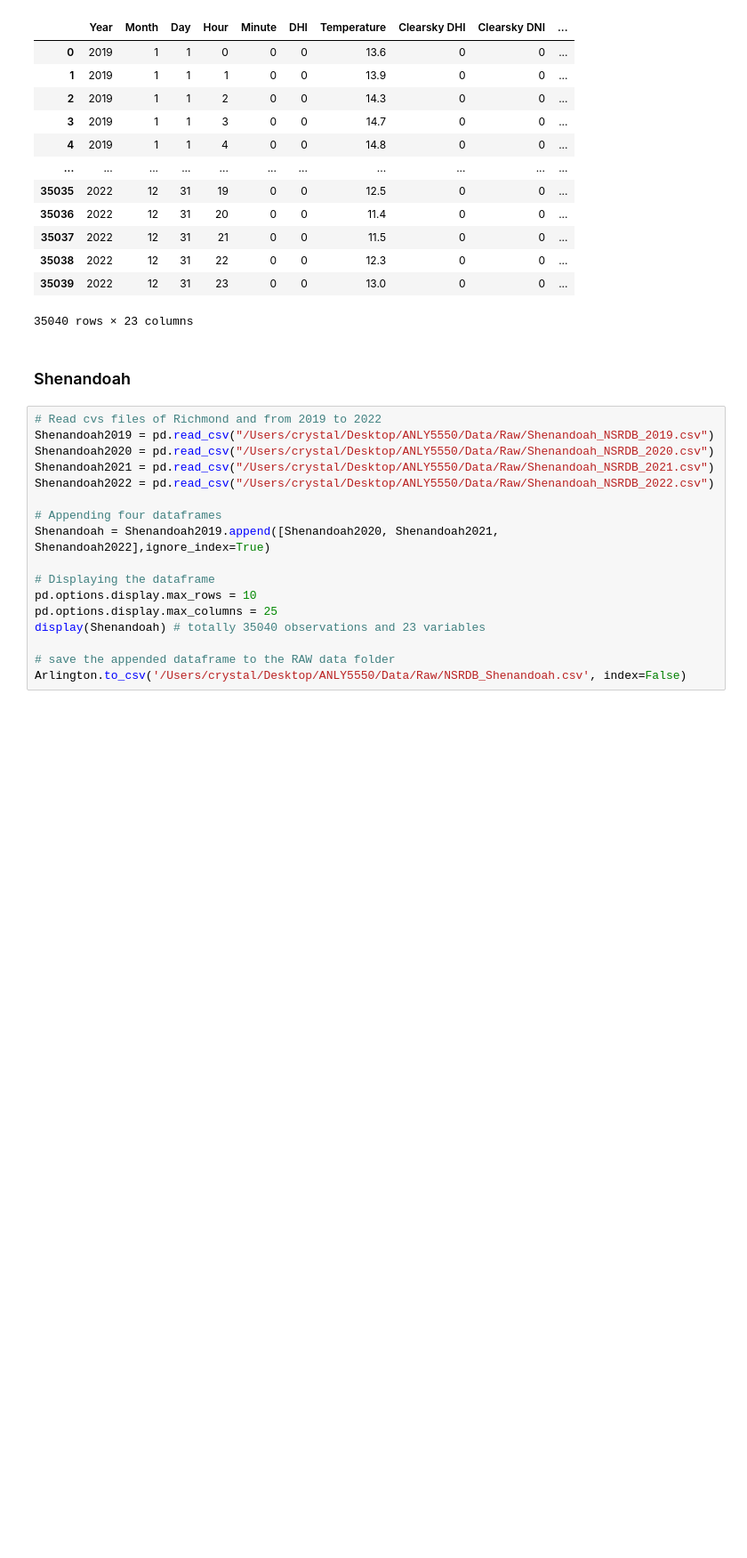
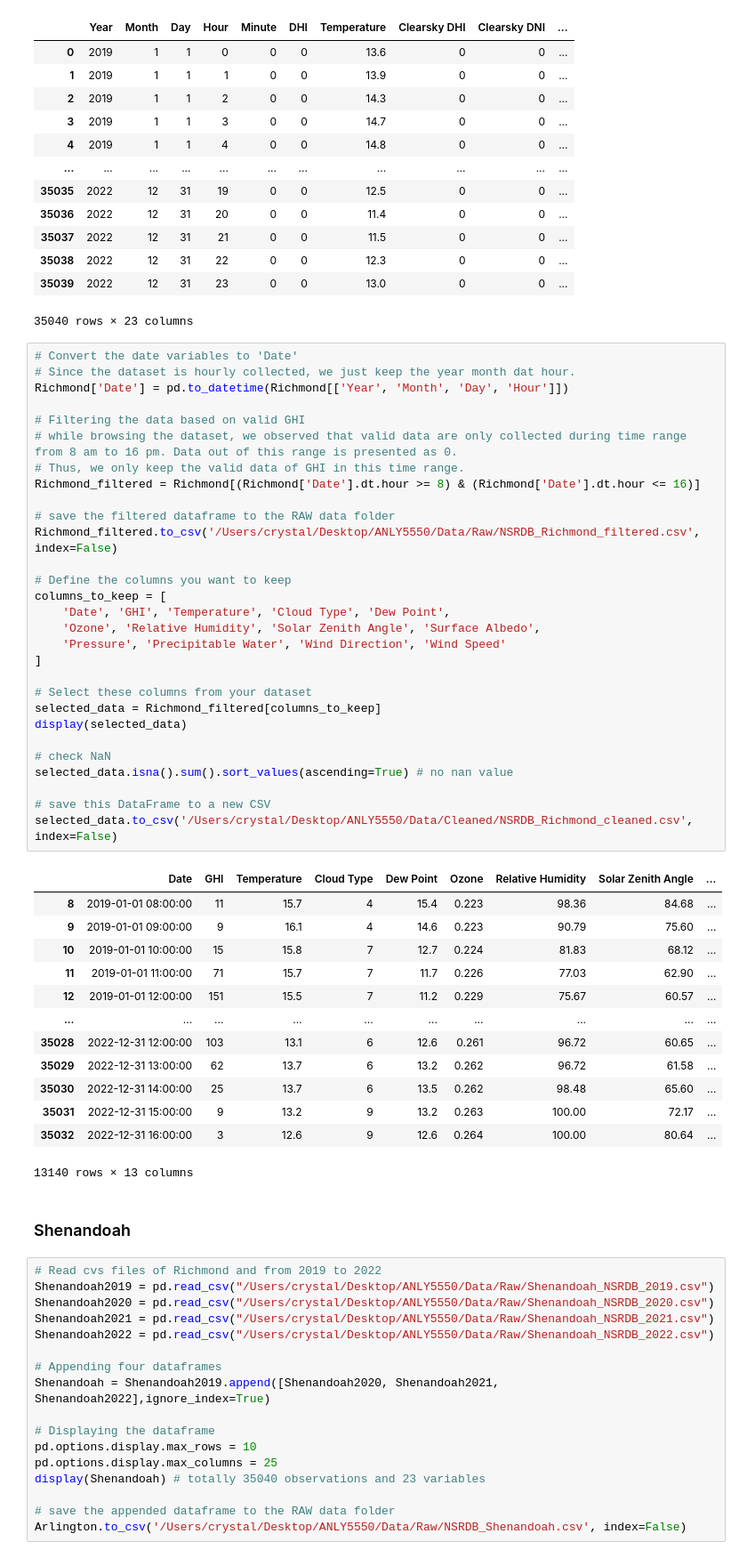
Before and after one commit to HuitingSong/ANLY5550, a Jupyter notebook: Code/dataprocessing-NSRDB.ipynb, the cells around one changed output. Shown: that part at 89% size. Cells and saved outputs as stored; diff of their text form; blank space fills up the shorter version.

```diff
--- a/Code/dataprocessing-NSRDB.ipynb
+++ b/Code/dataprocessing-NSRDB.ipynb
@@ -98,6 +164,49 @@ Arlington.to_csv('/Users/crystal/Desktop/ANLY5550/Data/Raw/NSRDB_Richmond.csv',
 | 35038 | 2022 | 12 | 31 | 22 | 0 | 0 | 12.3 | 0 | 0 | ... |
 | 35039 | 2022 | 12 | 31 | 23 | 0 | 0 | 13.0 | 0 | 0 | ... |
 35040 rows × 23 columns
+# %%
+# Convert the date variables to 'Date'
+# Since the dataset is hourly collected, we just keep the year month dat hour.
+Richmond['Date'] = pd.to_datetime(Richmond[['Year', 'Month', 'Day', 'Hour']])
+
+# Filtering the data based on valid GHI
+# while browsing the dataset, we observed that valid data are only collected during time range from 8 am to 16 pm. Data out of this range is presented as 0.
+# Thus, we only keep the valid data of GHI in this time range.
+Richmond_filtered = Richmond[(Richmond['Date'].dt.hour >= 8) & (Richmond['Date'].dt.hour <= 16)]
+
+# save the filtered dataframe to the RAW data folder
+Richmond_filtered.to_csv('/Users/crystal/Desktop/ANLY5550/Data/Raw/NSRDB_Richmond_filtered.csv', index=False)
+
+# Define the columns you want to keep
+columns_to_keep = [
+    'Date', 'GHI', 'Temperature', 'Cloud Type', 'Dew Point',
+    'Ozone', 'Relative Humidity', 'Solar Zenith Angle', 'Surface Albedo',
+    'Pressure', 'Precipitable Water', 'Wind Direction', 'Wind Speed'
+]
+
+# Select these columns from your dataset
+selected_data = Richmond_filtered[columns_to_keep]
+display(selected_data)
+
+# check NaN
+selected_data.isna().sum().sort_values(ascending=True) # no nan value
+
+# save this DataFrame to a new CSV
+selected_data.to_csv('/Users/crystal/Desktop/ANLY5550/Data/Cleaned/NSRDB_Richmond_cleaned.csv', index=False)
+# %% [output]
+|  | Date | GHI | Temperature | Cloud Type | Dew Point | Ozone | Relative Humidity | Solar Zenith Angle | ... |
+| 8 | 2019-01-01 08:00:00 | 11 | 15.7 | 4 | 15.4 | 0.223 | 98.36 | 84.68 | ... |
+| 9 | 2019-01-01 09:00:00 | 9 | 16.1 | 4 | 14.6 | 0.223 | 90.79 | 75.60 | ... |
+| 10 | 2019-01-01 10:00:00 | 15 | 15.8 | 7 | 12.7 | 0.224 | 81.83 | 68.12 | ... |
+| 11 | 2019-01-01 11:00:00 | 71 | 15.7 | 7 | 11.7 | 0.226 | 77.03 | 62.90 | ... |
+| 12 | 2019-01-01 12:00:00 | 151 | 15.5 | 7 | 11.2 | 0.229 | 75.67 | 60.57 | ... |
+| ... | ... | ... | ... | ... | ... | ... | ... | ... | ... |
+| 35028 | 2022-12-31 12:00:00 | 103 | 13.1 | 6 | 12.6 | 0.261 | 96.72 | 60.65 | ... |
+| 35029 | 2022-12-31 13:00:00 | 62 | 13.7 | 6 | 13.2 | 0.262 | 96.72 | 61.58 | ... |
+| 35030 | 2022-12-31 14:00:00 | 25 | 13.7 | 6 | 13.5 | 0.262 | 98.48 | 65.60 | ... |
+| 35031 | 2022-12-31 15:00:00 | 9 | 13.2 | 9 | 13.2 | 0.263 | 100.00 | 72.17 | ... |
+| 35032 | 2022-12-31 16:00:00 | 3 | 12.6 | 9 | 12.6 | 0.264 | 100.00 | 80.64 | ... |
+13140 rows × 13 columns
 # %% [markdown]
 ### Shenandoah
 # %%
```
Also changed, not shown: parts of 7 cells of this notebook, 9 other files.
